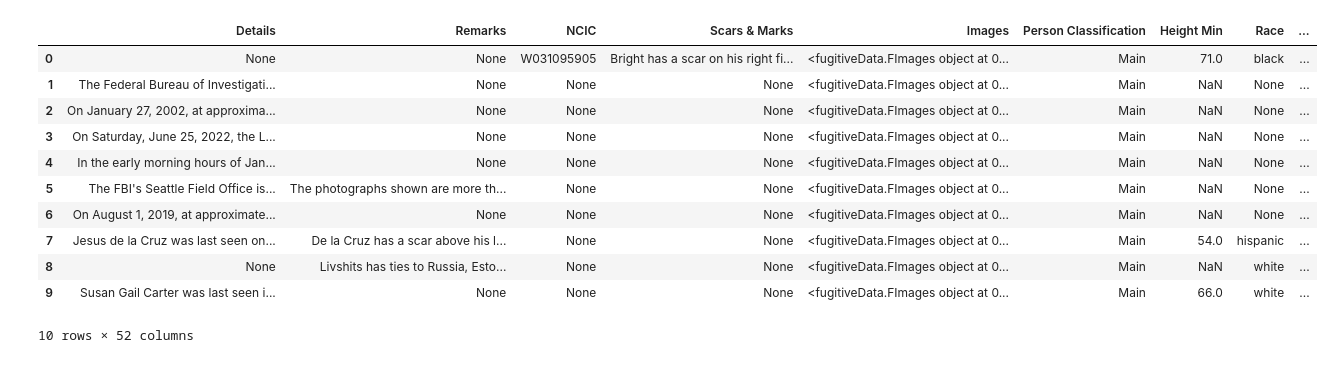
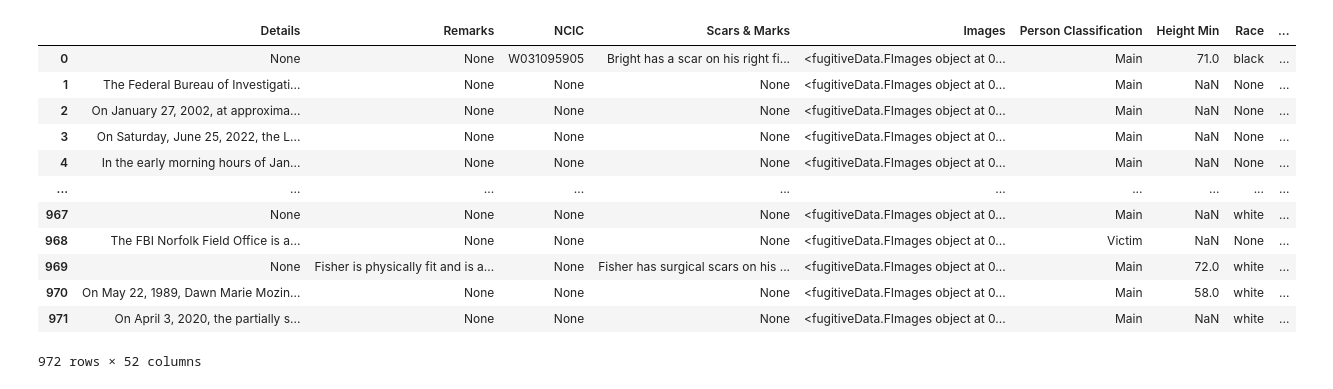
Before and after one commit to bedolpab/FBI-Wanted-Analysis, a Jupyter notebook: data_test.ipynb, the cells around one changed output. Drawn from its saved outputs; the diff is of its cells as text; code cells hidden in the pictures.

```diff
--- a/data_test.ipynb
+++ b/data_test.ipynb
@@ -33,17 +36,18 @@ for i in range(0, data.shape[0]):
 
 df = pd.DataFrame([x.to_dict() for x in fugitives])
 # %%
-df.head(10)
+df
 # %% [output]
 |  | Details | Remarks | NCIC | Scars & Marks | Images | Person Classification | Height Min | Race | ... |
 | 0 | None | None | W031095905 | Bright has a scar on his right fi... | <fugitiveData.FImages object at 0... | Main | 71.0 | black | ... |
 | 1 | The Federal Bureau of Investigati... | None | None | None | <fugitiveData.FImages object at 0... | Main | NaN | None | ... |
 | 2 | On January 27, 2002, at approxima... | None | None | None | <fugitiveData.FImages object at 0... | Main | NaN | None | ... |
 | 3 | On Saturday, June 25, 2022, the L... | None | None | None | <fugitiveData.FImages object at 0... | Main | NaN | None | ... |
 | 4 | In the early morning hours of Jan... | None | None | None | <fugitiveData.FImages object at 0... | Main | NaN | None | ... |
-| 5 | The FBI's Seattle Field Office is... | The photographs shown are more th... | None | None | <fugitiveData.FImages object at 0... | Main | NaN | None | ... |
-| 6 | On August 1, 2019, at approximate... | None | None | None | <fugitiveData.FImages object at 0... | Main | NaN | None | ... |
-| 7 | Jesus de la Cruz was last seen on... | De la Cruz has a scar above his l... | None | None | <fugitiveData.FImages object at 0... | Main | 54.0 | hispanic | ... |
-| 8 | None | Livshits has ties to Russia, Esto... | None | None | <fugitiveData.FImages object at 0... | Main | NaN | white | ... |
-| 9 | Susan Gail Carter was last seen i... | None | None | None | <fugitiveData.FImages object at 0... | Main | 66.0 | white | ... |
+| ... | ... | ... | ... | ... | ... | ... | ... | ... | ... |
+| 967 | None | None | None | None | <fugitiveData.FImages object at 0... | Main | NaN | white | ... |
+| 968 | The FBI Norfolk Field Office is a... | None | None | None | <fugitiveData.FImages object at 0... | Victim | NaN | None | ... |
+| 969 | None | Fisher is physically fit and is a... | None | Fisher has surgical scars on his ... | <fugitiveData.FImages object at 0... | Main | 72.0 | white | ... |
+| 970 | On May 22, 1989, Dawn Marie Mozin... | None | None | None | <fugitiveData.FImages object at 0... | Main | 58.0 | white | ... |
+| 971 | On April 3, 2020, the partially s... | None | None | None | <fugitiveData.FImages object at 0... | Main | NaN | white | ... |
-10 rows × 52 columns
+972 rows × 52 columns
```
Also changed, not shown: parts of 18 cells of this notebook.
